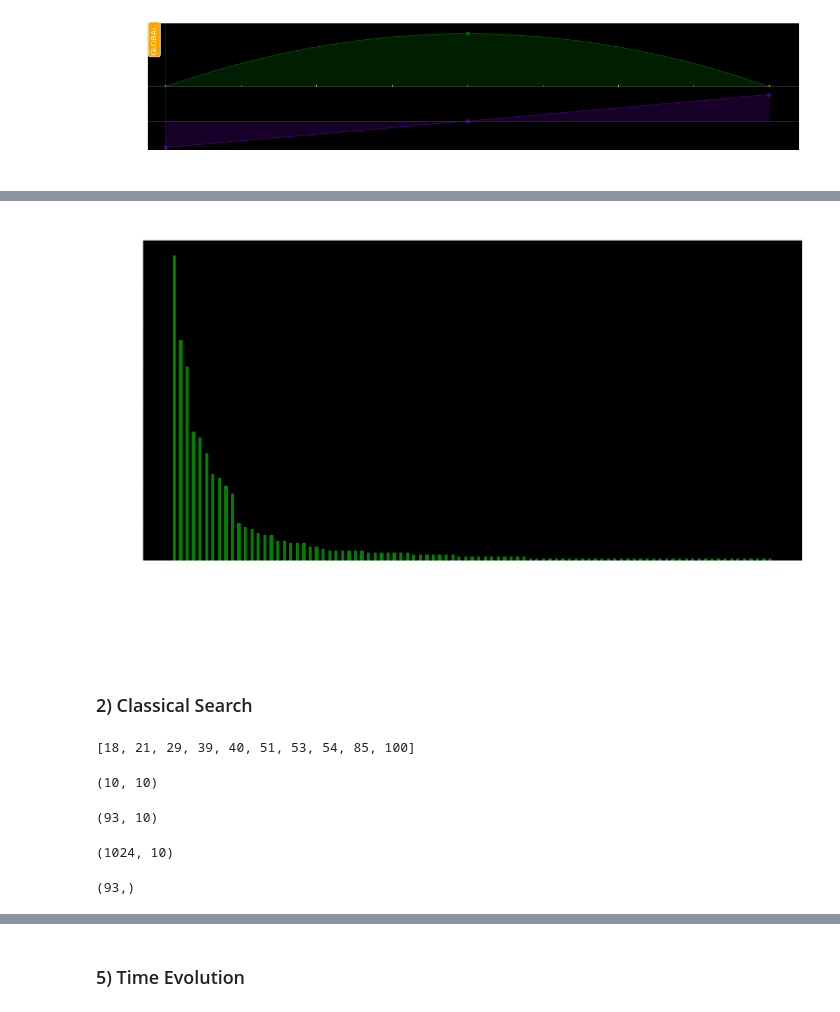
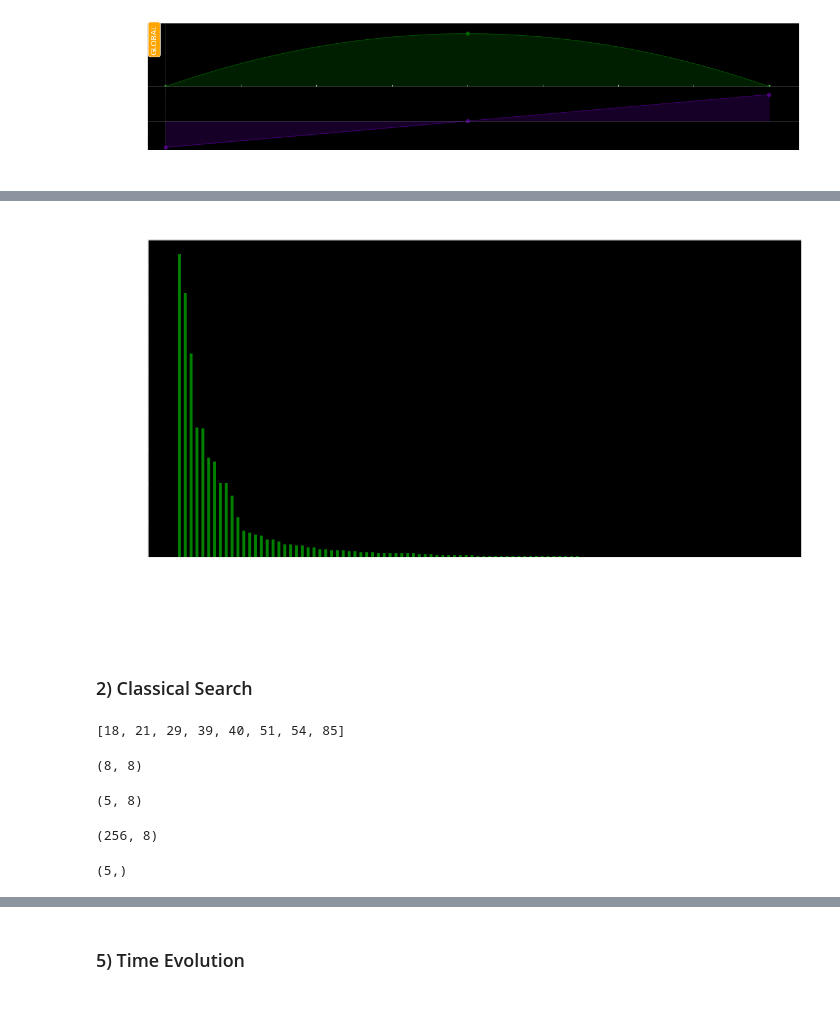
Before and after one commit to ogorodnikov/fmqa, a Jupyter notebook: chemistry/pasqal.ipynb, the cells around one changed output, grey strips where cells are left out. Drawn from its saved outputs; the diff is of its cells as text; code cells hidden in the pictures.

Commit message:
pasqal - add sample count

```diff
--- a/chemistry/pasqal.ipynb
+++ b/chemistry/pasqal.ipynb
@@ -140,7 +140,7 @@ atomic_register.draw(
 # %%
 # Radial Qubit Selection
 
-MAX_RADIAL_DISTANCE = 37
+MAX_RADIAL_DISTANCE = 30
 
 
 too_far = np.linalg.norm(optimal_coordinates, axis=1) > MAX_RADIAL_DISTANCE
@@ -193,13 +193,14 @@ omega_maximum
 DELTA_0 = -5
 DELTA_F = -DELTA_0
 
-TIME_NANOSECONDS = 4000
+DURATION = 4000
+# DURATION = 100000
 # %%
 # Modulating Waveforms
 
-amplitude_modulating_waveform = InterpolatedWaveform(TIME_NANOSECONDS, [1e-9, omega_maximum, 1e-9])
+amplitude_modulating_waveform = InterpolatedWaveform(DURATION, [1e-9, omega_maximum, 1e-9])
 
-frequency_modulating_waveform = InterpolatedWaveform(TIME_NANOSECONDS, [DELTA_0, 0, DELTA_F])
+frequency_modulating_waveform = InterpolatedWaveform(DURATION, [DELTA_0, 0, DELTA_F])
 # %%
 # Pulse
 
@@ -216,12 +217,12 @@ sequence.draw()
 # %% [output]
 [figure]
 # %%
-RUNS_COUNT = 10
-SAMPLES_PER_RUN = 10000
+# Run Simulation
 
-configuration = SimConfig(runs=RUNS_COUNT, samples_per_run=SAMPLES_PER_RUN)
+SAMPLES_COUNT = 10000
 
-simulation = Simulation(sequence=sequence, config=configuration)
+
+simulation = Simulation(sequence=sequence)
 
 simulation.reset_config()
 
@@ -231,7 +232,7 @@ results = simulation.run(progress_bar=True)
 
 final_statevector = results.get_final_state()
 
-counts = results.sample_final_state()
+counts = results.sample_final_state(N_samples=SAMPLES_COUNT)
 
-counts
+# counts
 # %% [output]
@@ -266,41 +250,41 @@ Counter({'0001001011': 1,
 def set_tick_count(tick_count):
 
     xtick_labels = plt.gca().get_xticklabels()
 
     tick_period = len(xtick_labels) // tick_count
 
     for label_index, label in enumerate(xtick_labels):
 
         if label_index % tick_period:
 
             label.set_visible(False)
 
 
 # Plot Histogram
 
 descending_counts = dict(sorted(counts.items(), key=lambda item: -item[1]))
 
 plt.figure(figsize=(12, 6))
 
 plt.bar(descending_counts.keys(),
         descending_counts.values(), width=0.5, color="g")
 
-set_tick_count(20)
+set_tick_count(2)
 
 plt.xticks(rotation="vertical")
 
 plt.title("Simulated state counts")
 plt.xlabel("State")
 plt.ylabel("Count")
 plt.show()
 # %% [output]
-[figure, old version]
+[figure, new version]
 # %% [markdown]
 ### 2) Classical Search
 # %%
 selected_qubits
 # %% [output]
-[18, 21, 29, 39, 40, 51, 53, 54, 85, 100]
+[18, 21, 29, 39, 40, 51, 54, 85]
 # %%
 selected_coupling_matrix = coupling_matrix[selected_qubits][:, selected_qubits]
 
@@ -308,7 +292,7 @@ selected_coupling_matrix = coupling_matrix[selected_qubits][:, selected_qubits]
 
 selected_coupling_matrix.shape
 # %% [output]
-(10, 10)
+(8, 8)
 # %%
 # Selected States
 
@@ -322,7 +306,7 @@ selected_state_bits = selected_states_vector.reshape(-1, selected_qubits_count)
 
 selected_state_bits.shape
 # %% [output]
-(93, 10)
+(5, 8)
 # %%
 # All States
 
@@ -343,7 +327,7 @@ all_state_bits = np.flip(state_little_bits, axis=1)
 
 all_state_bits.shape
 # %% [output]
-(1024, 10)
+(256, 8)
 # %%
 energies = np.diag(selected_state_bits @ selected_coupling_matrix @ selected_state_bits.T)
 
@@ -351,7 +335,7 @@ energies_dict = dict(zip(selected_states, energies))
 
 energies.shape
 # %% [output]
-(93,)
+(5,)
 # %%
 # top_state_energies = sorted(energies_dict.items(), key=lambda item: item[1])
 
```
Also changed, not shown: parts of 11 cells of this notebook.
